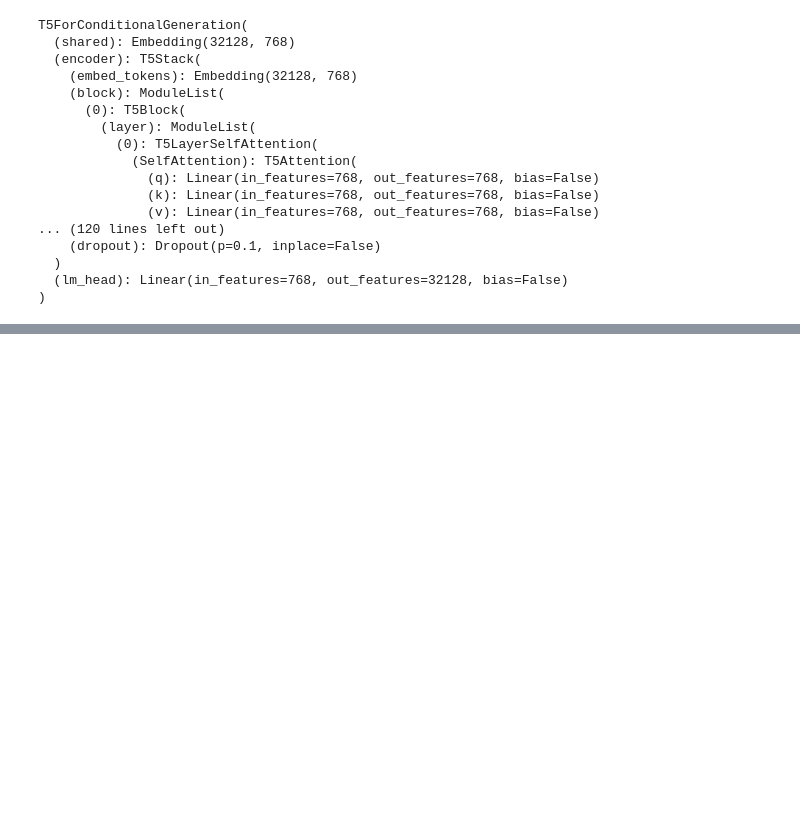
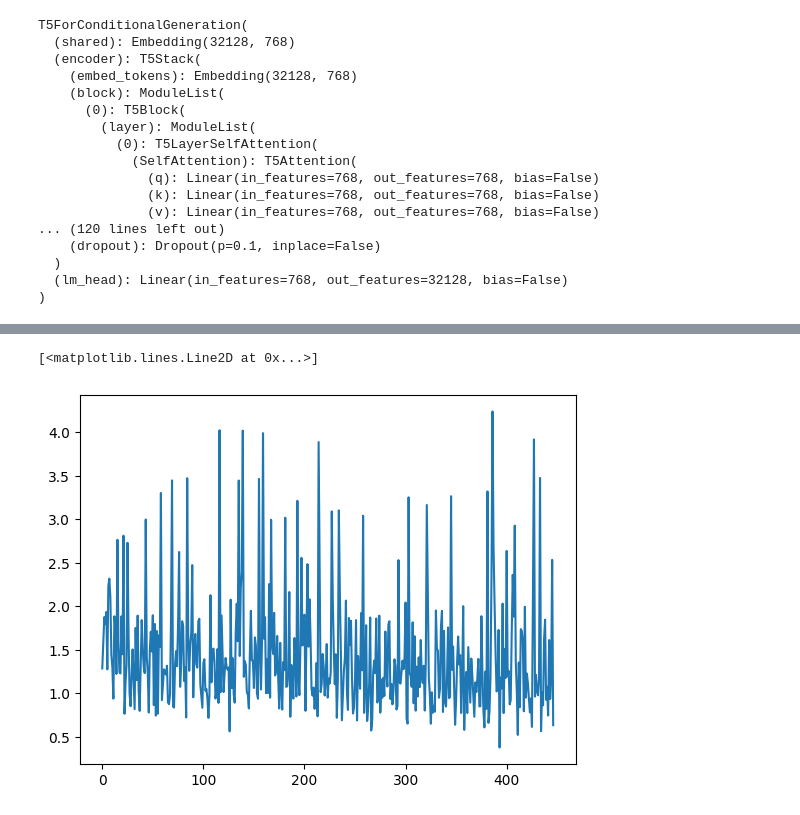
Before and after one commit to ChaitaliV/IITDelhi-RA, a Jupyter notebook: basic_model.ipynb, the cells around one changed output, grey strips where cells are left out. Saved outputs shown, nothing was run; the diff lists cells and outputs as text; code cells hidden in the pictures; blank space fills up the shorter version.

```diff
--- a/basic_model.ipynb
+++ b/basic_model.ipynb
@@ -63,7 +63,7 @@ pattern_len = 218
 response_len = 512
 batch_size = 4
 epochs = 10
-optimizer = AdamW(model.parameters(), lr=0.00001)
+optimizer = AdamW(model.parameters(), lr=0.0001)
 # %% [output]
 For now, this behavior is kept to avoid breaking backwards compatibility when padding/encoding with `truncation is True`.
 - Be aware that you SHOULD NOT rely on t5-base automatically truncating your input to 512 when padding/encoding.
@@ -165,35 +151,6 @@ T5ForConditionalGeneration(
   )
   (lm_head): Linear(in_features=768, out_features=32128, bias=False)
 )
-# %%
-param_optimizer = list(model.named_parameters())
-no_decay = ['bias', 'LayerNorm.weight']
-# Separate the `weight` parameters from the `bias` parameters.
-# - For the `weight` parameters, this specifies a 'weight_decay_rate' of 0.01.
-# - For the `bias` parameters, the 'weight_decay_rate' is 0.0.
-optimizer_grouped_parameters = [
-    # Filter for all parameters which *don't* include 'bias', 'gamma', 'beta'.
-    {'params': [p for n, p in param_optimizer if not any(nd in n for nd in no_decay)],
-     'weight_decay_rate': 0.1},
-
-    # Filter for parameters which *do* include those.
-    {'params': [p for n, p in param_optimizer if any(nd in n for nd in no_decay)],
-     'weight_decay_rate': 0.0}
-]
-
-optimizer = AdamW(optimizer_grouped_parameters,
-                  lr = 3e-5, # args.learning_rate - default is 5e-5, our notebook had 2e-5
-                  eps = 1e-8 # args.adam_epsilon  - default is 1e-8.
-                  )
-# Total number of training steps is number of batches * number of epochs.
-# `train_dataloader` contains batched data so `len(train_dataloader)` gives
-# us the number of batches.
-total_steps = len(train_dataloader) * epochs
-
-# Create the learning rate scheduler.
-scheduler = get_linear_schedule_with_warmup(optimizer,
-                                            num_warmup_steps = 0.1, # Default value in run_glue.py
-                                            num_training_steps = total_steps)
 # %%
 # The Training Loop
 t = []
@@ -285,3 +228,9 @@ Validation loss: 5.065709590911865
+# %%
+import matplotlib.pyplot as plt
+plt.plot(np.arange(0,447), train_loss_set)
+# %% [output]
+[<matplotlib.lines.Line2D at 0x...>]
+[figure, added]
 # %%
 from google.colab import drive
 drive.mount('/content/drive')
```
Also changed, not shown: parts of 9 cells of this notebook.
